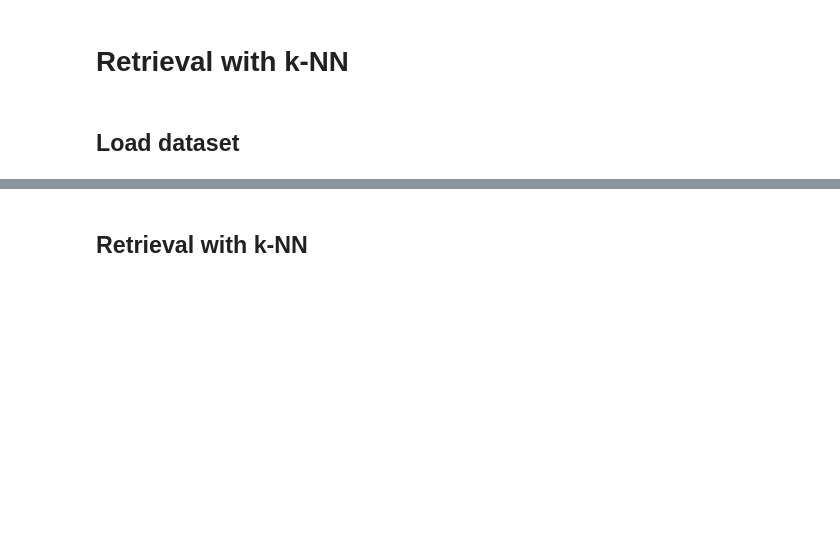
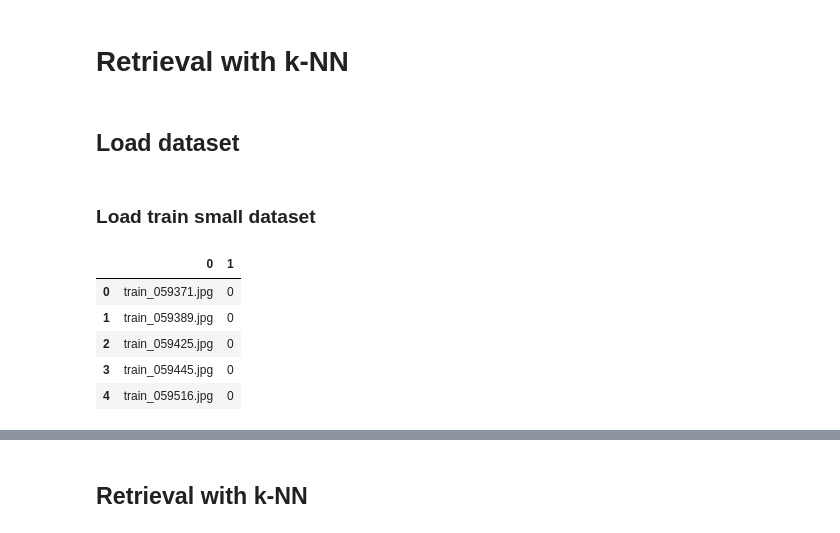
Before and after one commit to TommasoFerrario18/FoodX-251_Classification, a Jupyter notebook: Notebooks/Retrievalk-NN.ipynb, the cells around one changed output, grey strips where cells are left out. Drawn from its saved outputs; the diff is of its cells as text; code cells hidden in the pictures; blank space fills up the shorter version.

```diff
--- a/Notebooks/Retrievalk-NN.ipynb
+++ b/Notebooks/Retrievalk-NN.ipynb
@@ -30,0 +17,2 @@ train_small_loader = DataLoader(train_small, batch_size=batch_size, shuffle=Fals
+# %% [markdown]
+### **Load train small dataset**
@@ -31 +22,11 @@ train_small_loader = DataLoader(train_small, batch_size=batch_size, shuffle=Fals
+# %%
+df_small = pd.read_csv('../Dataset/train_small.csv', header=None)
+df_small.head()
+# %% [output]
+|  | 0 | 1 |
+| 0 | train_059371.jpg | 0 |
+| 1 | train_059389.jpg | 0 |
+| 2 | train_059425.jpg | 0 |
+| 3 | train_059445.jpg | 0 |
+| 4 | train_059516.jpg | 0 |
 # %% [markdown]
```
Also changed, not shown: parts of 41 cells of this notebook, 2 other files.
